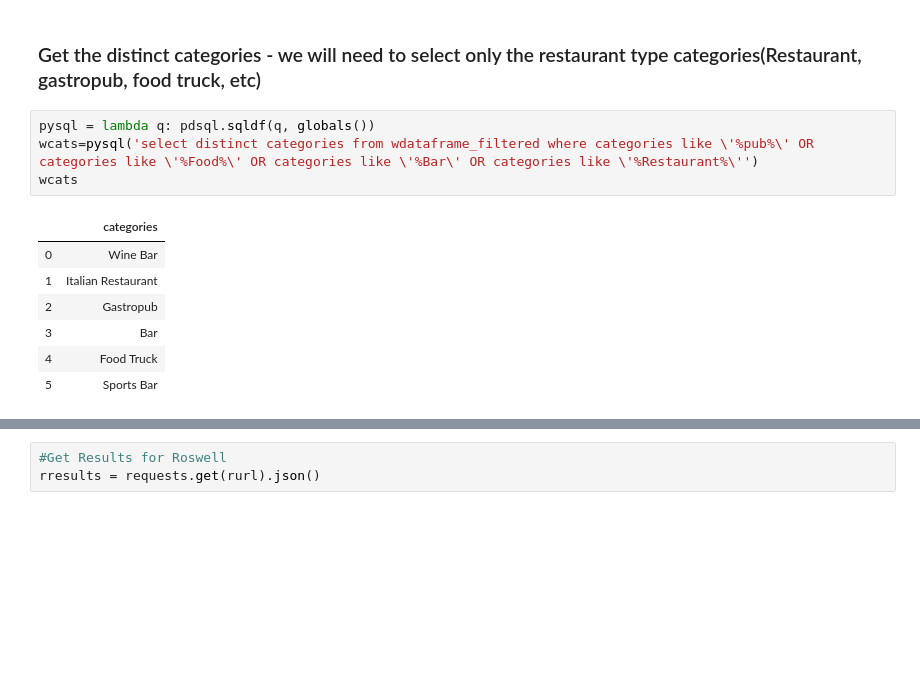
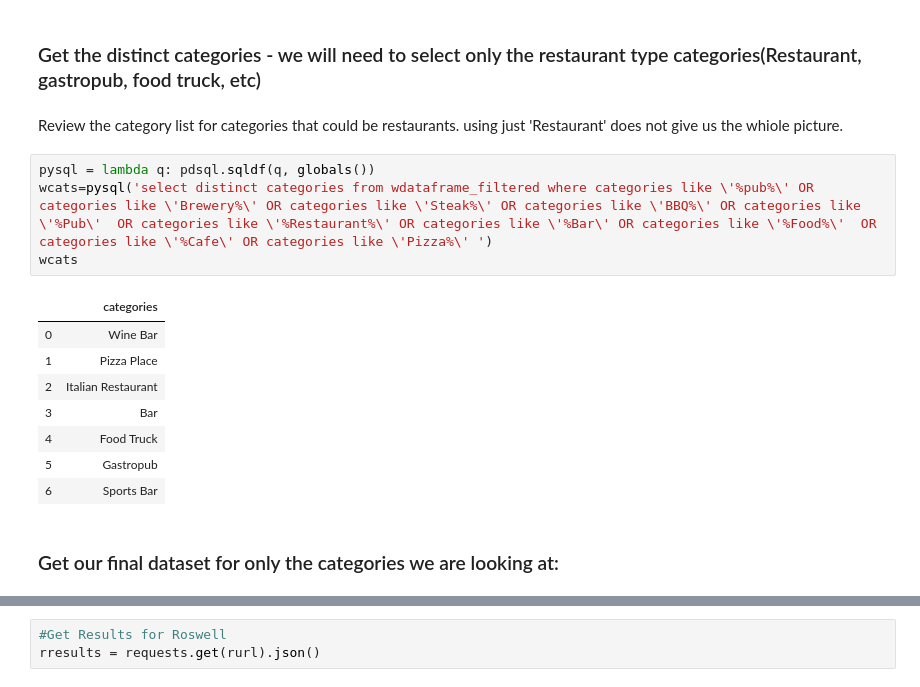
Before and after one commit to kmjacox/Coursera_Capstone, a Jupyter notebook: Index.ipynb, the cells around one changed output, grey strips where cells are left out. Drawn from its saved outputs; the diff is of its cells as text; blank space fills up the shorter version.

```diff
--- a/Index.ipynb
+++ b/Index.ipynb
@@ -226,14 +227,19 @@ wdataframe_filtered.head()
 # %% [markdown]
 ### Get the distinct categories - we will need to select only the restaurant type categories(Restaurant, gastropub, food truck, etc)
+# %% [markdown]
+Review the category list for categories that could be restaurants.  using just 'Restaurant' does not give us the whiole picture.
 # %%
 pysql = lambda q: pdsql.sqldf(q, globals())
-wcats=pysql('select distinct categories from wdataframe_filtered where categories like \'%pub%\' OR categories like \'%Food%\' OR categories like \'%Bar\' OR categories like \'%Restaurant%\'')
+wcats=pysql('select distinct categories from wdataframe_filtered where categories like \'%pub%\' OR categories like \'Brewery%\' OR categories like \'Steak%\' OR categories like \'BBQ%\' OR categories like \'%Pub\'  OR categories like \'%Restaurant%\' OR categories like \'%Bar\' OR categories like \'%Food%\'  OR categories like \'%Cafe\' OR categories like \'Pizza%\' ')
 wcats
 # %% [output]
 |  | categories |
 | 0 | Wine Bar |
-| 1 | Italian Restaurant |
-| 2 | Gastropub |
+| 1 | Pizza Place |
+| 2 | Italian Restaurant |
 | 3 | Bar |
 | 4 | Food Truck |
-| 5 | Sports Bar |
+| 5 | Gastropub |
+| 6 | Sports Bar |
+# %% [markdown]
+### Get our final dataset for only the categories we are looking at:
```
Also changed, not shown: parts of 15 cells of this notebook.
